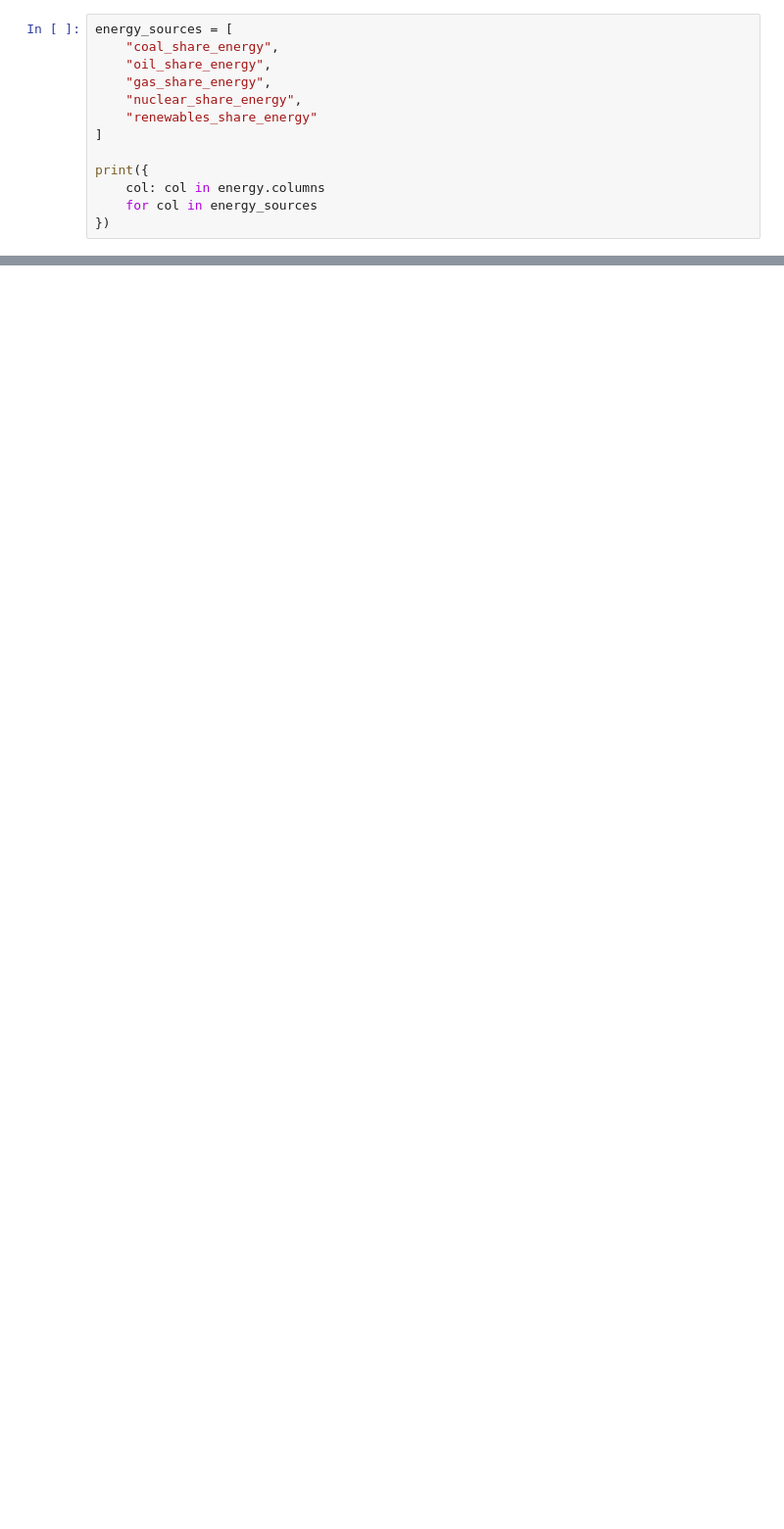
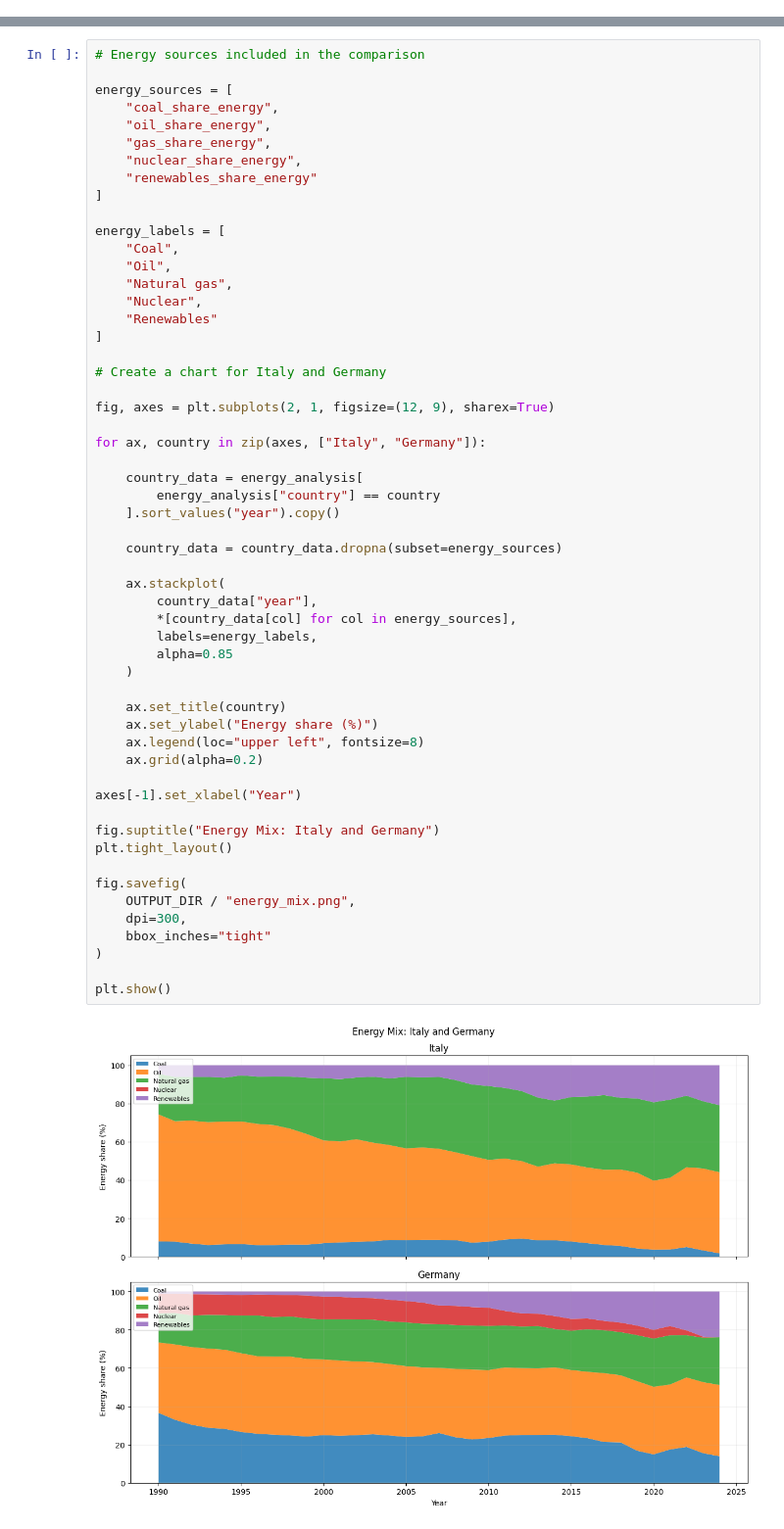
Before and after one commit to swayamdoshi88-cpu/powering-the-planet, a Jupyter notebook: Powering_the_Planet.ipynb, the cells around one changed output, grey strips where cells are left out. Shown at 98% size. Drawn from its saved outputs; the diff is of its cells as text; blank space fills up the shorter version.

Commit message:
Complete energy and emissions analysis

```diff
--- a/Powering_the_Planet.ipynb
+++ b/Powering_the_Planet.ipynb
@@ -771,13 +0,0 @@ plt.show()
-# %%
-energy_sources = [
-    "coal_share_energy",
-    "oil_share_energy",
-    "gas_share_energy",
-    "nuclear_share_energy",
-    "renewables_share_energy"
-]
-
-print({
-    col: col in energy.columns
-    for col in energy_sources
-})
@@ -860,0 +290,57 @@ for country in ["Italy", "Germany"]:
+# %%
+# Energy sources included in the comparison
+
+energy_sources = [
+    "coal_share_energy",
+    "oil_share_energy",
+    "gas_share_energy",
+    "nuclear_share_energy",
+    "renewables_share_energy"
+]
+
+energy_labels = [
+    "Coal",
+    "Oil",
+    "Natural gas",
+    "Nuclear",
+    "Renewables"
+]
+
+# Create a chart for Italy and Germany
+
+fig, axes = plt.subplots(2, 1, figsize=(12, 9), sharex=True)
+
+for ax, country in zip(axes, ["Italy", "Germany"]):
+
+    country_data = energy_analysis[
+        energy_analysis["country"] == country
+    ].sort_values("year").copy()
+
+    country_data = country_data.dropna(subset=energy_sources)
+
+    ax.stackplot(
+        country_data["year"],
+        *[country_data[col] for col in energy_sources],
+        labels=energy_labels,
+        alpha=0.85
+    )
+
+    ax.set_title(country)
+    ax.set_ylabel("Energy share (%)")
+    ax.legend(loc="upper left", fontsize=8)
+    ax.grid(alpha=0.2)
+
+axes[-1].set_xlabel("Year")
+
+fig.suptitle("Energy Mix: Italy and Germany")
+plt.tight_layout()
+
+fig.savefig(
+    OUTPUT_DIR / "energy_mix.png",
+    dpi=300,
+    bbox_inches="tight"
+)
+
+plt.show()
+# %% [output]
+[figure, added]
```
Also changed, not shown: parts of 53 cells of this notebook, 4 other files.
